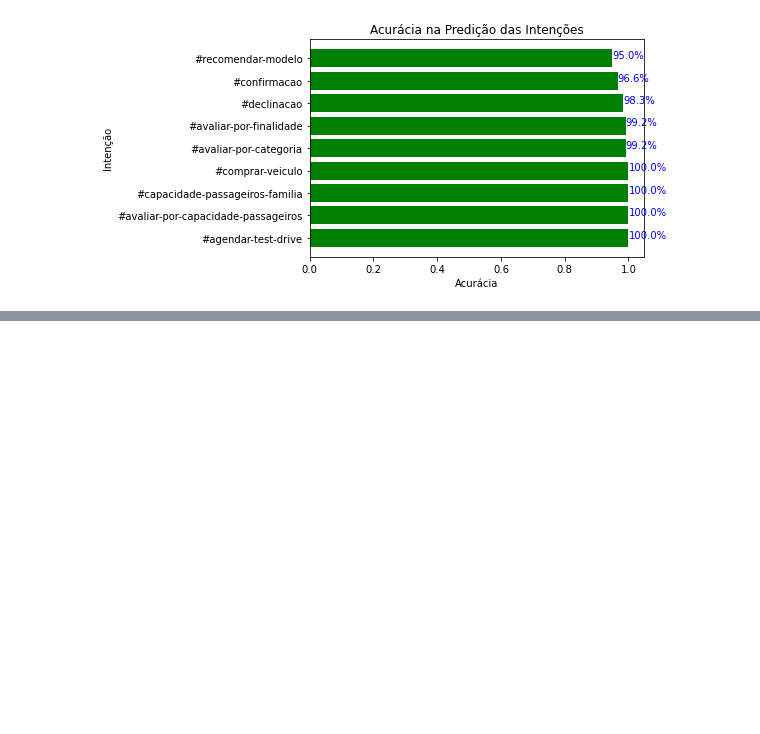
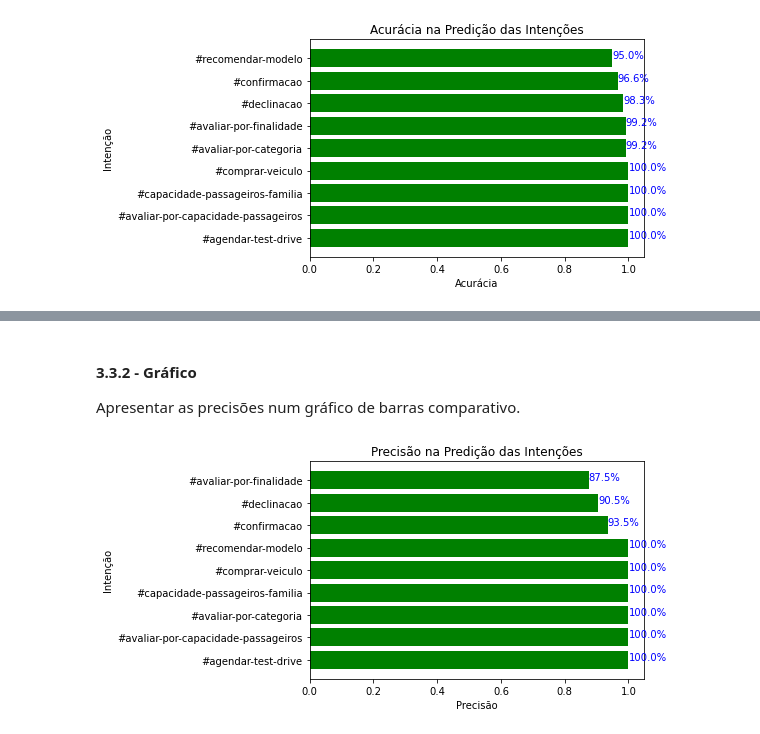
Before and after one commit to RafaelSchubert/furb-data-science-chatbot, a Jupyter notebook: analise/analise-desempenho.ipynb, the cells around one changed output, grey strips where cells are left out. Cells and saved outputs as stored; diff of their text form; code cells hidden in the pictures; blank space fills up the shorter version.

Commit message:
Apresentar precisão das predições de intenções.

```diff
--- a/analise/analise-desempenho.ipynb
+++ b/analise/analise-desempenho.ipynb
@@ -509,0 +518,34 @@ plt.show()
+# %%
+def obter_positivos_falsos(classe: str, matriz_confusao: pd.DataFrame) -> int:
+    outras_classes_reais = obter_outras_classes_reais(classe, matriz_confusao)
+    return sum(matriz_confusao.loc[r, classe] for r in outras_classes_reais)
+
+def obter_precisao_classe(classe: str, matriz_confusao: pd.DataFrame) -> float:
+    positivos_verdadeiros = obter_positivos_verdadeiros(classe, matriz_confusao)
+    positivos_falsos = obter_positivos_falsos(classe, matriz_confusao)
+    return positivos_verdadeiros / (positivos_verdadeiros + positivos_falsos)
+# %%
+precisao_intencoes = {intencao: obter_precisao_classe(intencao, matriz_confusao_intencoes)
+                      for intencao in matriz_confusao_intencoes.index}
+# %% [markdown]
+#### 3.3.2 - Gráfico
+
+Apresentar as precisões num gráfico de barras comparativo.
+# %%
+precisao_intencoes = dict(sorted(precisao_intencoes.items(), key=lambda x: -x[1]))
+
+plt.barh(
+    list(precisao_intencoes.keys()),
+    list(precisao_intencoes.values()),
+    color='green'
+)
+plt.title('Precisão na Predição das Intenções')
+plt.xlabel('Precisão')
+plt.ylabel('Intenção')
+
+for (k, v) in precisao_intencoes.items():
+    plt.annotate(f'{v:.1%}', (v, k), color='blue')
+
+plt.show()
+# %% [output]
+[figure, added]
```
Also changed, not shown: parts of 3 cells of this notebook.
